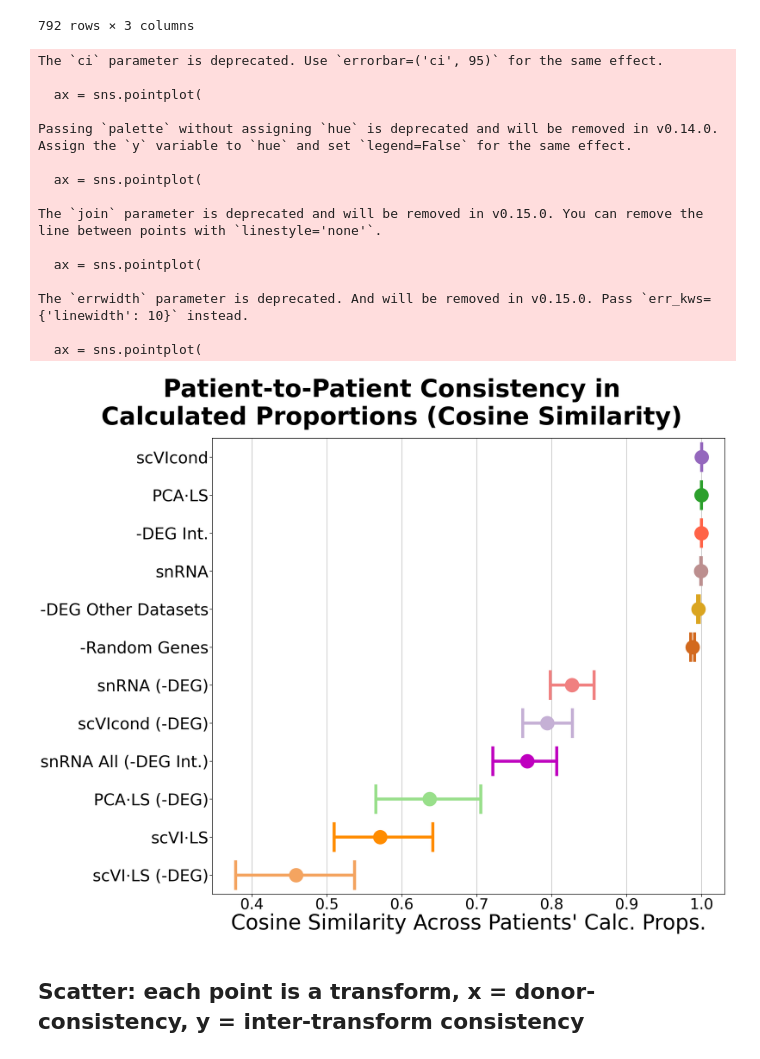
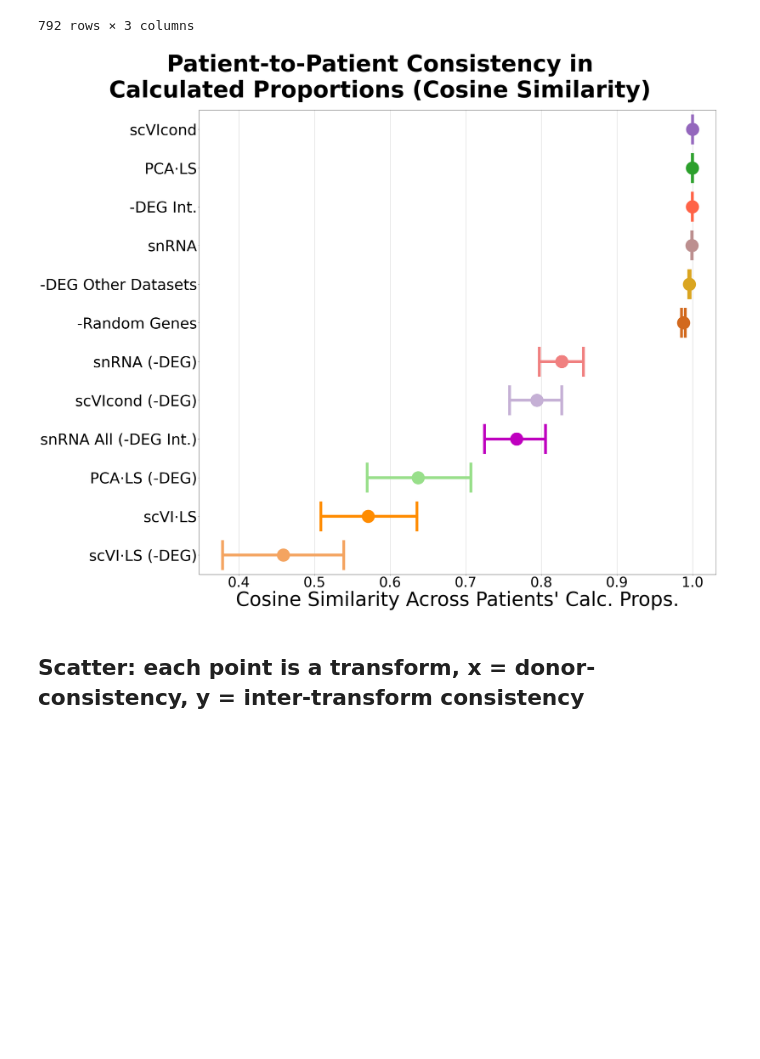
Before and after one commit to ivichadriana/deconvolution_sc_sn_comparison, a Jupyter notebook: notebooks/results_perdonor_SCDC.ipynb, the cells around one changed output. Cells and saved outputs as stored; diff of their text form; code cells hidden in the pictures; blank space fills up the shorter version.

Commit message:
fixed deprecated warnings

```diff
--- a/notebooks/results_perdonor_SCDC.ipynb
+++ b/notebooks/results_perdonor_SCDC.ipynb
@@ -194,56 +194,43 @@ mean_order = (
     .sort_values(ascending=False)
     .index.tolist()
 )
 
 # pass that into your pointplot
 plt.figure(figsize=(34, 28))
 ax = sns.pointplot(
     y="Display",
     x="Cosine",
     data=df_donor_consistency,
-    order=mean_order,  # <-- use our computed ordering
+    order=mean_order,
+    hue="Display",
     palette=display_palette,
     estimator=np.mean,
-    ci=95,
+    errorbar=('ci', 95),
     n_boot=1000,
-    join=False,
+    linestyle='none',
     capsize=0.7,
-    errwidth=10,
-    markers="o",
+    legend=False,
+    err_kws={'linewidth': 10},
+    marker="o",
     markersize=45,
 )
 
 ax.set_xlabel("Cosine Similarity Across Patients' Calc. Props.", fontsize=70)
 ax.xaxis.grid(True)
 ax.set_ylabel("")
-ax.set_xticklabels(ax.get_xticklabels(), fontsize=50)
-ax.set_yticklabels(ax.get_yticklabels(), fontsize=54)
+ax.tick_params(axis='x', labelsize=50)
+ax.tick_params(axis='y', labelsize=54)
 ax.set_title(
     "Patient-to-Patient Consistency in\nCalculated Proportions (Cosine Similarity)",
     fontsize=82,
     fontweight="bold",
     pad=45,
     x=0.35,
 )
 plt.tight_layout()
 plt.show()
 # %% [output]
-The `ci` parameter is deprecated. Use `errorbar=('ci', 95)` for the same effect.
-
-  ax = sns.pointplot(
-
-Passing `palette` without assigning `hue` is deprecated and will be removed in v0.14.0. Assign the `y` variable to `hue` and set `legend=False` for the same effect.
-
-  ax = sns.pointplot(
-
-The `join` parameter is deprecated and will be removed in v0.15.0. You can remove the line between points with `linestyle='none'`.
-
-  ax = sns.pointplot(
-
-The `errwidth` parameter is deprecated. And will be removed in v0.15.0. Pass `err_kws={'linewidth': 10}` instead.
-
-  ax = sns.pointplot(
-[figure, old version]
+[figure, new version]
 # %% [markdown]
 ## Scatter: each point is a transform, x = donor‐consistency, y = inter‐transform consistency
 # %%
```
Also changed, not shown: parts of 1 cell of this notebook, 1 other file.
